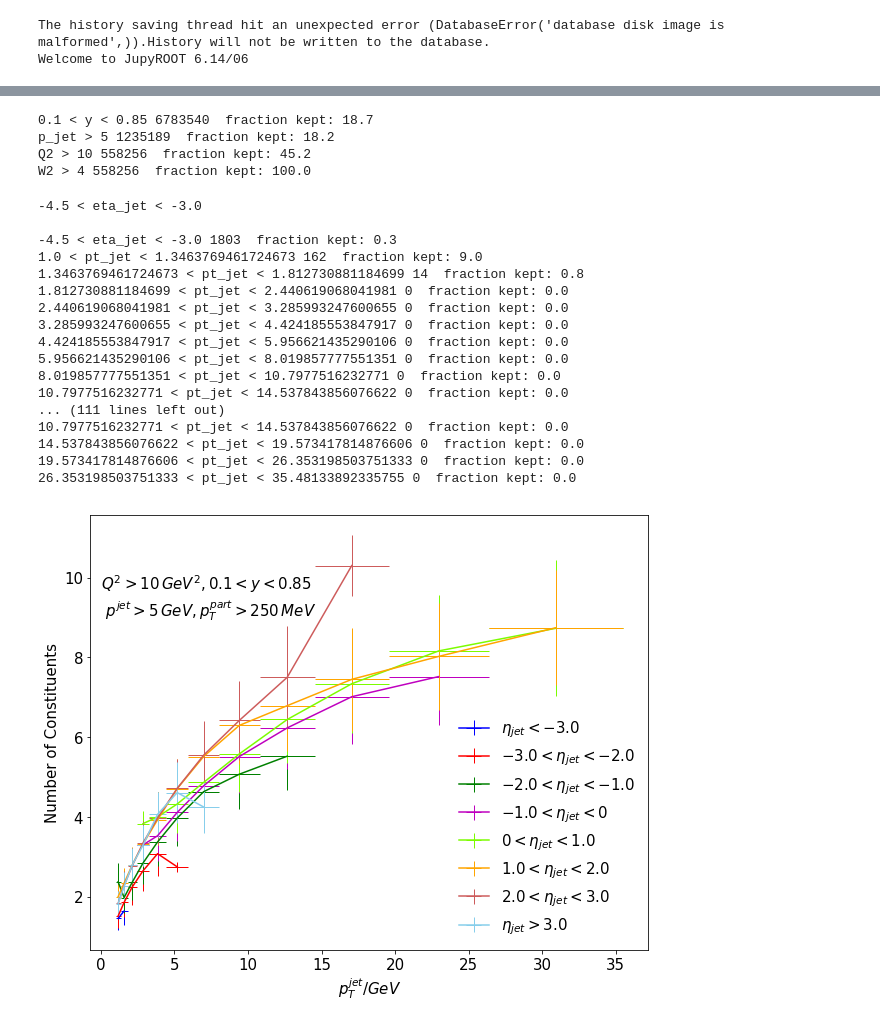
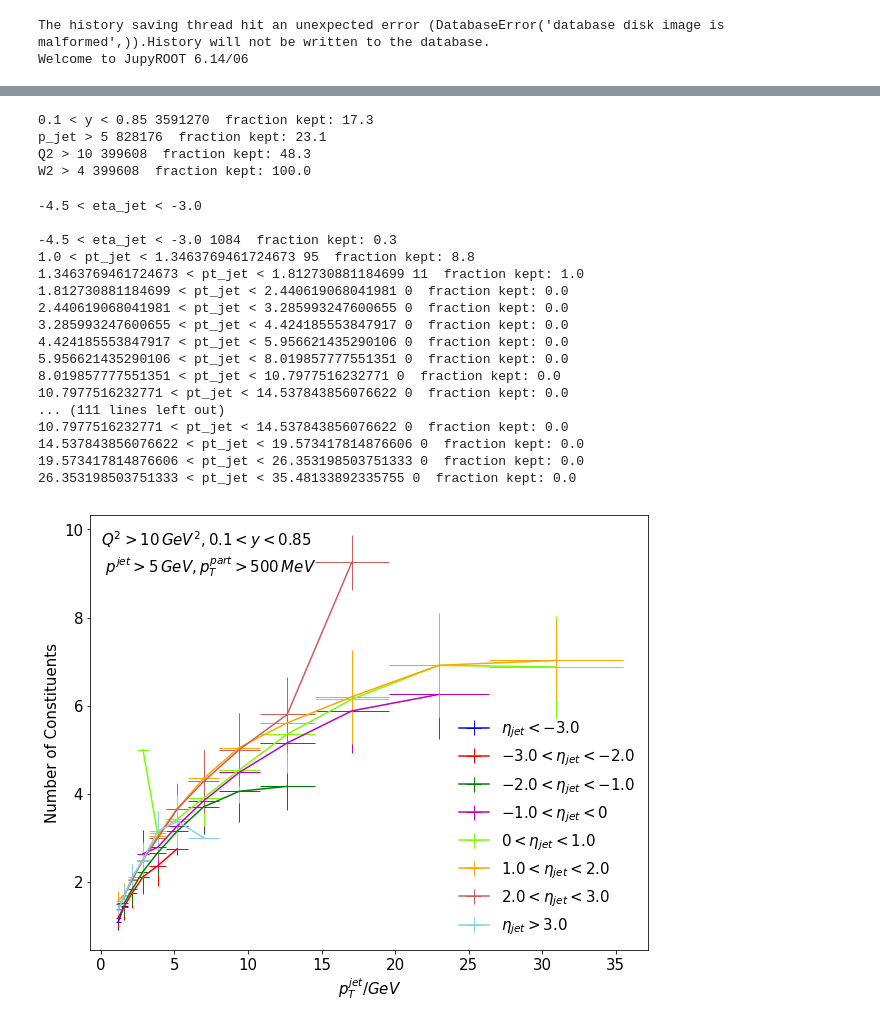
Before and after one commit to y-song/notebooks, a Jupyter notebook: number_of_jet_constituents.ipynb, the cells around one changed output, grey strips where cells are left out. Cells and saved outputs as stored; diff of their text form; code cells hidden in the pictures.

Commit message:
Remade the plot for 500 MeV particle pT

```diff
--- a/number_of_jet_constituents.ipynb
+++ b/number_of_jet_constituents.ipynb
@@ -40,6 +40,6 @@ def getData(inputFiles):
         print 'Processed', inputFilename, 'in',  end-start, 'seconds'
     return pd.concat([x for x in dataframes])
 # %%
-files=['$HOME/EIC/output/117.root']
+files=['$HOME/EIC/output/1120.root']
 a = getData(files)
 # %% [output]
@@ -91,18 +58,18 @@ b = applyCut(b, 'W2 > 4', 'W2 > 4')
 b.eval('nnm = n_decay_photon / 2', inplace=True)
 b.eval('tot = nnh + ncharged + nnm', inplace=True)
 # %% [output]
-0.1 < y < 0.85 6783540  fraction kept: 18.7
-p_jet > 5 1235189  fraction kept: 18.2
-Q2 > 10 558256  fraction kept: 45.2
-W2 > 4 558256  fraction kept: 100.0
+0.1 < y < 0.85 3591270  fraction kept: 17.3
+p_jet > 5 828176  fraction kept: 23.1
+Q2 > 10 399608  fraction kept: 48.3
+W2 > 4 399608  fraction kept: 100.0
 # %%
 d = partitionEtaPt(b, etaedges, ptedges)
 # %% [output]
 -4.5 < eta_jet < -3.0
 
--4.5 < eta_jet < -3.0 1803  fraction kept: 0.3
-1.0 < pt_jet < 1.3463769461724673 162  fraction kept: 9.0
-1.3463769461724673 < pt_jet < 1.812730881184699 14  fraction kept: 0.8
+-4.5 < eta_jet < -3.0 1084  fraction kept: 0.3
+1.0 < pt_jet < 1.3463769461724673 95  fraction kept: 8.8
+1.3463769461724673 < pt_jet < 1.812730881184699 11  fraction kept: 1.0
 1.812730881184699 < pt_jet < 2.440619068041981 0  fraction kept: 0.0
 2.440619068041981 < pt_jet < 3.285993247600655 0  fraction kept: 0.0
 3.285993247600655 < pt_jet < 4.424185553847917 0  fraction kept: 0.0
@@ -118,22 +85,22 @@ d = partitionEtaPt(b, etaedges, ptedges)
 # %%
 fig = plt.figure(figsize=(10,8))
 for i in range(len(etaedges)-1):
     x = []*(len(ptedges)-1)
     y = []*(len(ptedges)-1)
     yerr = []*(len(ptedges)-1)
     for j in range(len(ptedges)-1):
         df = d[i][j]
         x.append((((float)(ptedges[j])) + ptedges[j+1])/2)
         y.append(np.mean(df['tot']))
         xerr = getInterval(ptedges)/2
         yerr.append(np.std(df['tot'])/2)
     plt.errorbar(x, y, xerr = xerr, yerr = yerr, color=colorArray[i], elinewidth=1, label=labelArray[i])
 plt.xticks(fontsize=15)
 plt.yticks(fontsize=15)
 plt.xlabel('$p_T^{jet} / GeV$', fontsize=15)
 plt.ylabel('Number of Constituents', fontsize=15)
 plt.legend(prop={'size': 15}, frameon=False, loc='best')
-plt.text(0,9,'$ Q^2 > 10 \, GeV^2, 0.1 < y < 0.85 $ \n $p^{jet} > 5 \, GeV, p_T^{part} > 250 \, MeV $', fontsize=15)
-plt.savefig('images/number.pdf', bbox_inches='tight')
+plt.text(0,9,'$ Q^2 > 10 \, GeV^2, 0.1 < y < 0.85 $ \n $p^{jet} > 5 \, GeV, p_T^{part} > 500 \, MeV $', fontsize=15)
+plt.savefig('images/number_high_particle_pT.pdf', bbox_inches='tight')
 # %% [output]
-[figure, old version]
+[figure, new version]
```
Also changed, not shown: parts of 4 cells of this notebook.
